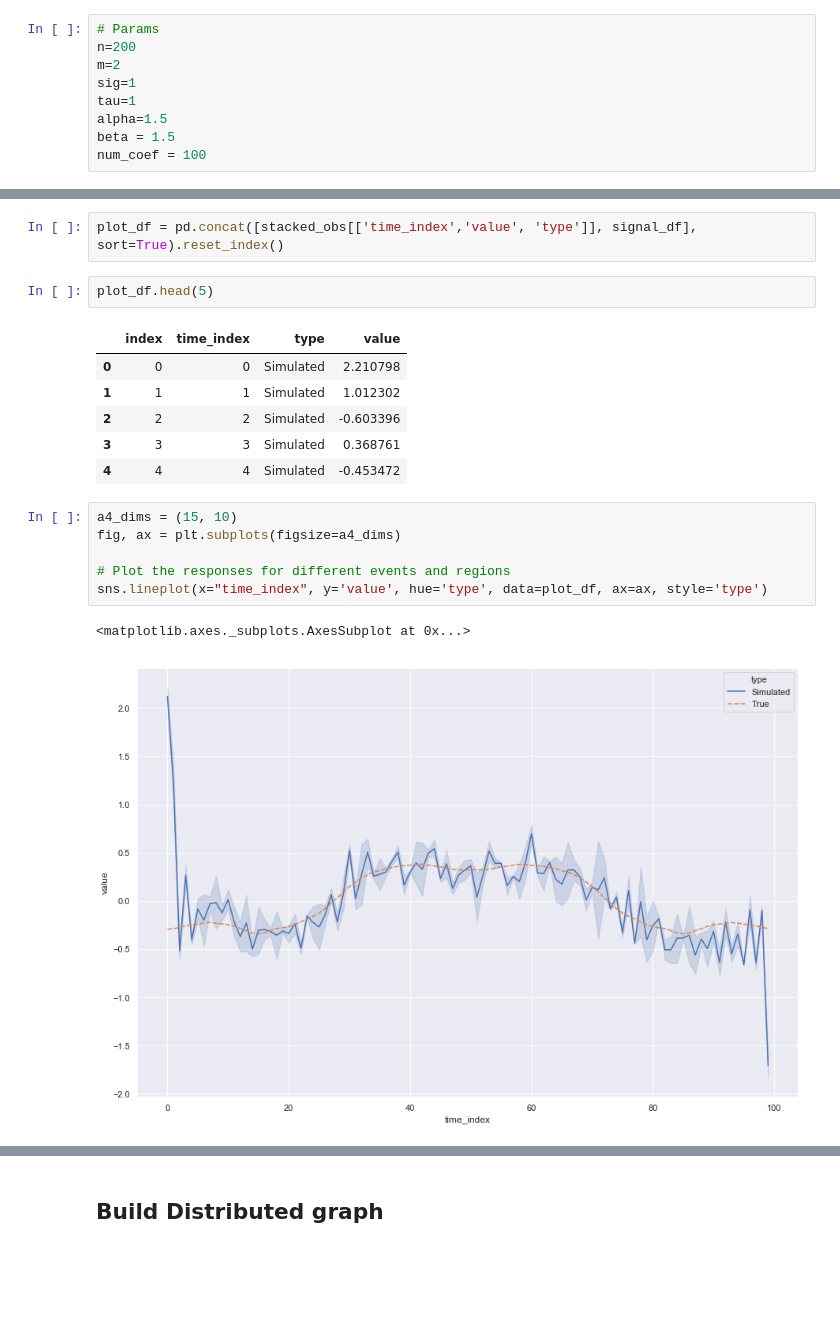
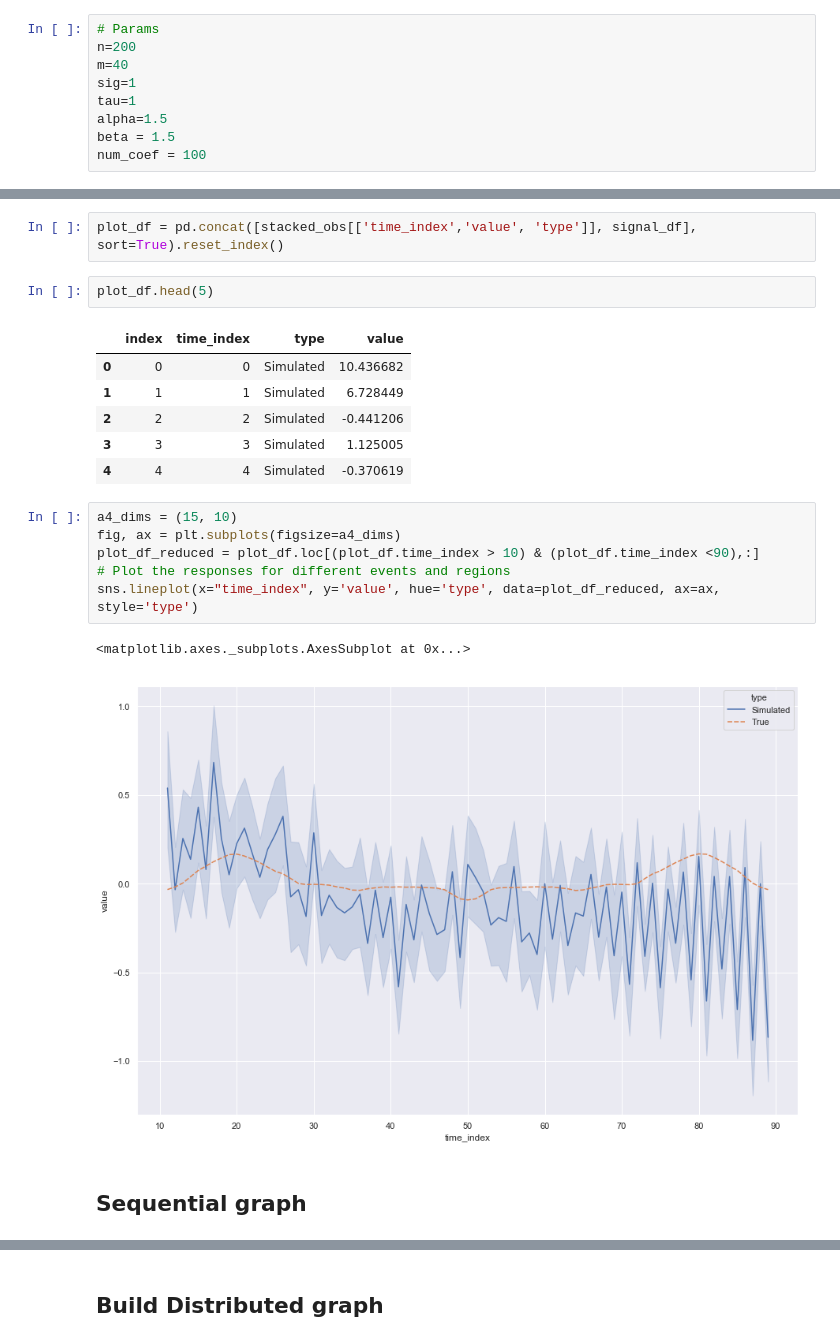
Before and after one commit to JTT94/distributed_posteriors, a Jupyter notebook: notebooks/Distributed Inference.ipynb, the cells around one changed output, grey strips where cells are left out. Saved outputs shown, nothing was run; the diff lists cells and outputs as text; blank space fills up the shorter version.

```diff
--- a/notebooks/Distributed Inference.ipynb
+++ b/notebooks/Distributed Inference.ipynb
@@ -23,7 +23,7 @@ from src.posterior_samplers import posterior_sample
 # %%
 # Params
 n=200
-m=2
+m=40
 sig=1
 tau=1
 alpha=1.5
@@ -77,17 +77,19 @@ plot_df = pd.concat([stacked_obs[['time_index','value', 'type']], signal_df], so
 plot_df.head(5)
 # %% [output]
 |  | index | time_index | type | value |
-| 0 | 0 | 0 | Simulated | 2.210798 |
-| 1 | 1 | 1 | Simulated | 1.012302 |
-| 2 | 2 | 2 | Simulated | -0.603396 |
-| 3 | 3 | 3 | Simulated | 0.368761 |
-| 4 | 4 | 4 | Simulated | -0.453472 |
+| 0 | 0 | 0 | Simulated | 10.436682 |
+| 1 | 1 | 1 | Simulated | 6.728449 |
+| 2 | 2 | 2 | Simulated | -0.441206 |
+| 3 | 3 | 3 | Simulated | 1.125005 |
+| 4 | 4 | 4 | Simulated | -0.370619 |
 # %%
 a4_dims = (15, 10)
 fig, ax = plt.subplots(figsize=a4_dims)
-
+plot_df_reduced = plot_df.loc[(plot_df.time_index > 10) & (plot_df.time_index <90),:]
 # Plot the responses for different events and regions
-sns.lineplot(x="time_index", y='value', hue='type', data=plot_df, ax=ax, style='type')
+sns.lineplot(x="time_index", y='value', hue='type', data=plot_df_reduced, ax=ax, style='type')
 # %% [output]
 <matplotlib.axes._subplots.AxesSubplot at 0x...>
-[figure, old version]
+[figure, new version]
+# %% [markdown]
+## Sequential graph
```
Also changed, not shown: parts of 11 cells of this notebook.
